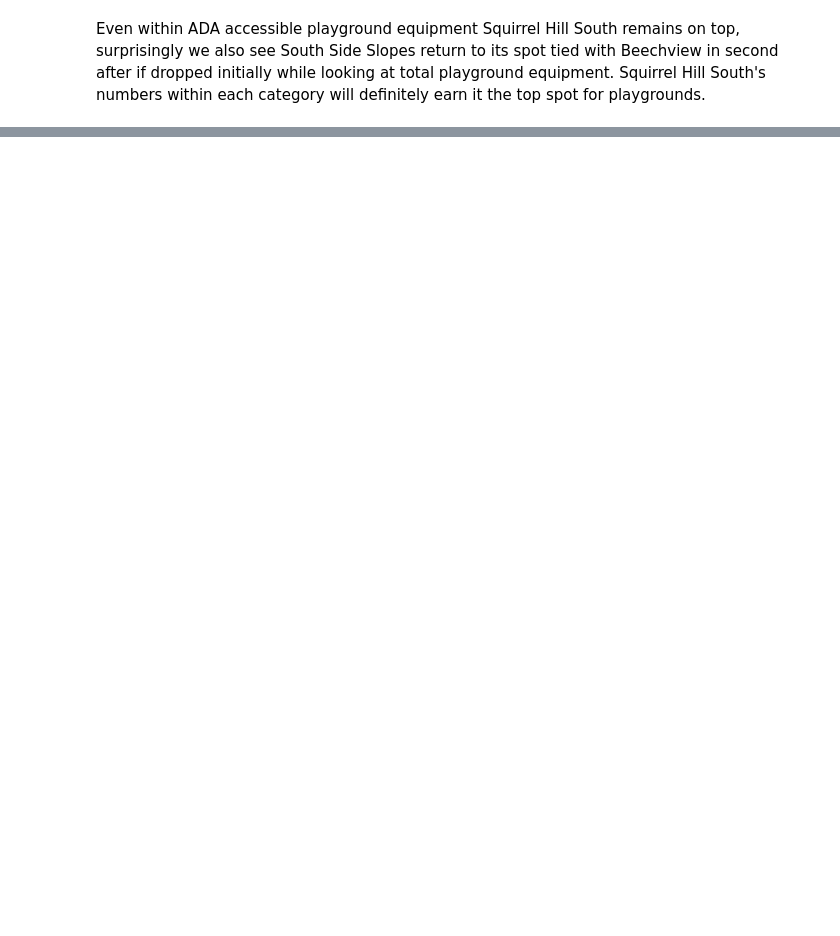
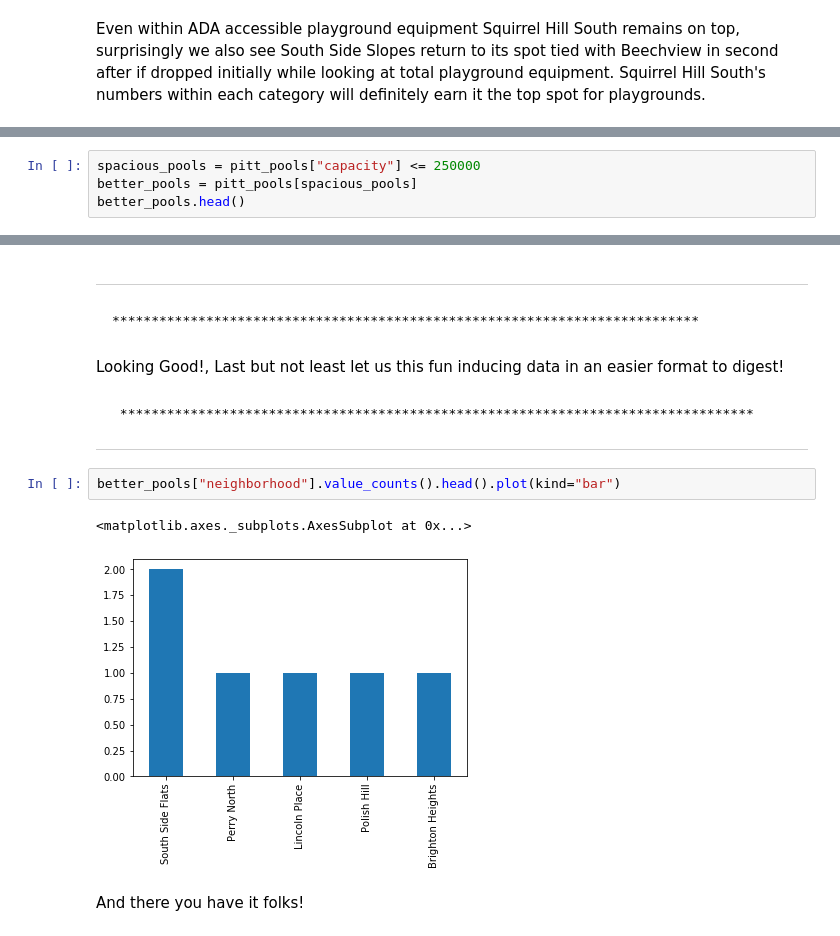
Before and after one commit to scs128/cmpinf-final-project, a Jupyter notebook: final-project.ipynb, the cells around one changed output, grey strips where cells are left out. Cells and saved outputs as stored; diff of their text form; blank space fills up the shorter version.

```diff
--- a/final-project.ipynb
+++ b/final-project.ipynb
@@ -386,0 +566,4 @@ Even within ADA accessible playground equipment Squirrel Hill South remains on t
+# %%
+spacious_pools = pitt_pools["capacity"] <= 250000
+better_pools = pitt_pools[spacious_pools]
+better_pools.head()
@@ -386,0 +600,15 @@ Even within ADA accessible playground equipment Squirrel Hill South remains on t
+# %% [markdown]
+_____________________________________________________________________________________
+    ***************************************************************************
+# %% [markdown]
+Looking Good!, Last but not least let us this fun inducing data in an easier format to digest!
+# %% [markdown]
+     *********************************************************************************
+_________________________________________________________________________________________
+# %%
+better_pools["neighborhood"].value_counts().head().plot(kind="bar")
+# %% [output]
+<matplotlib.axes._subplots.AxesSubplot at 0x...>
+[figure, added]
+# %% [markdown]
+And there you have it folks!
```
Also changed, not shown: parts of 60 cells of this notebook.
